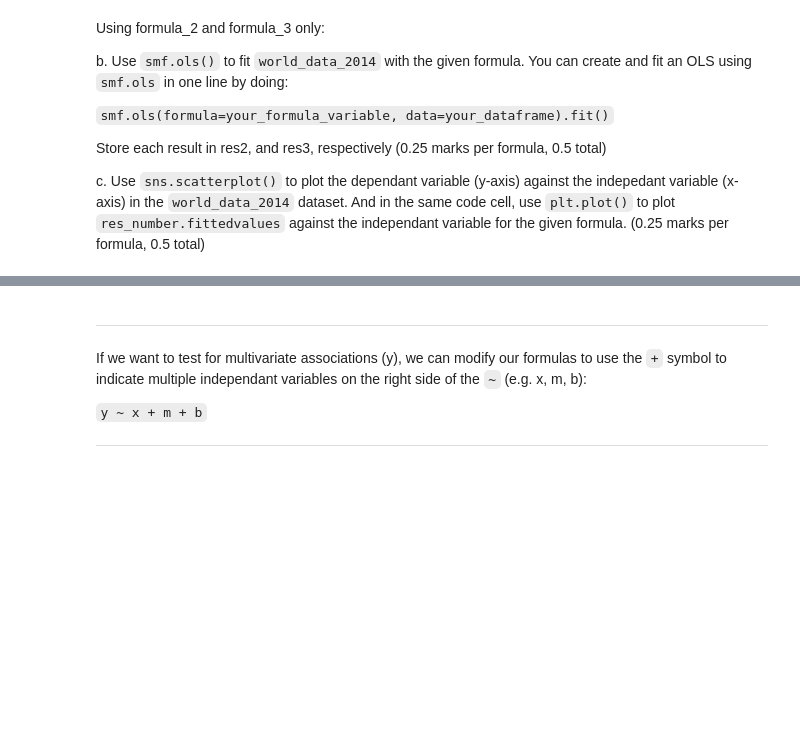
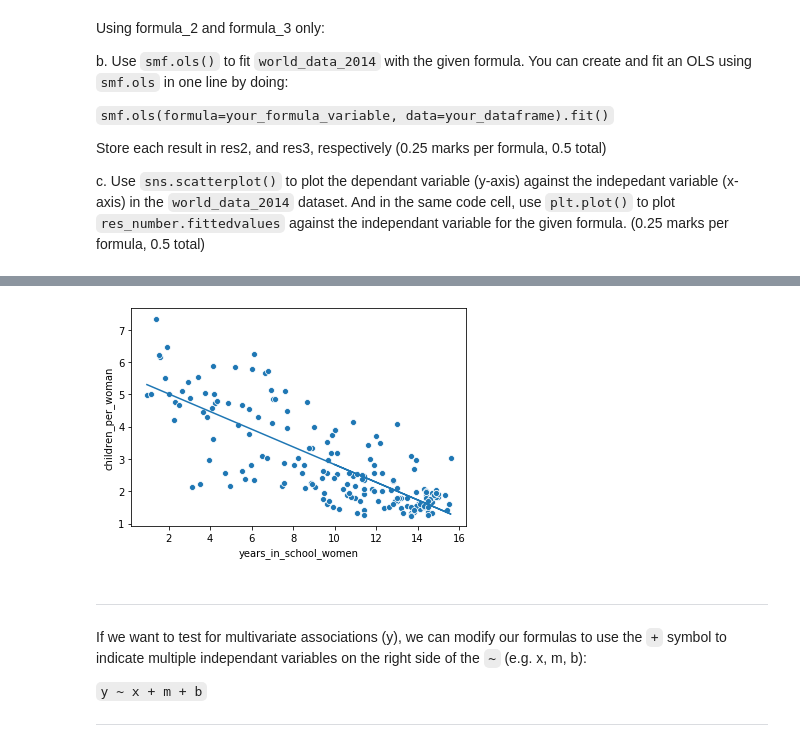
Before and after one commit to constructor-s/BME1478_Assignments, a Jupyter notebook: a10/last_first_assignment10.ipynb, the cells around one changed output, grey strips where cells are left out. Cells and saved outputs as stored; diff of their text form; code cells hidden in the pictures; blank space fills up the shorter version.

```diff
--- a/a10/last_first_assignment10.ipynb
+++ b/a10/last_first_assignment10.ipynb
@@ -132,6 +199,6 @@ print(res2.summary())
 # %%
 # fit the regression for formula_3 here
-res3 =
+res3 = smf.ols(formula=formula_3, data=world_data_2014).fit()
 
 
 # do not change the code below
@@ -139,5 +224,10 @@ print(res3.summary())
 # %%
 # create the plot for formula_3 here
+sns.scatterplot(x="years_in_school_women", y="children_per_woman", data=world_data_2014)
+plt.plot(world_data_2014["years_in_school_women"], res3.fittedvalues)
+plt.show()
+# %% [output]
+[figure, added]
 # %% [markdown]
 ___
 If we want to test for multivariate associations (y), we can modify our formulas to use the `+` symbol to indicate multiple independant variables on the right side of the `~` (e.g. x, m, b):
```
Also changed, not shown: parts of 16 cells of this notebook.
